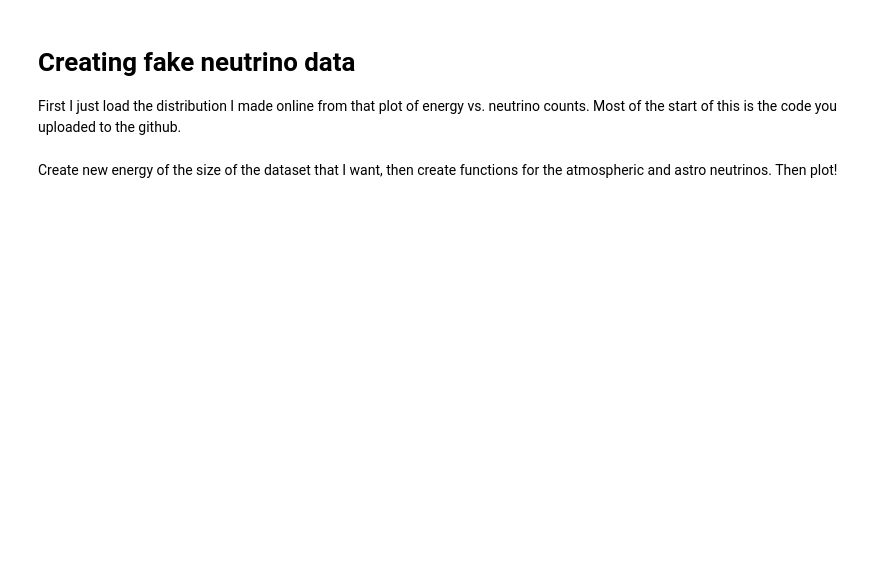
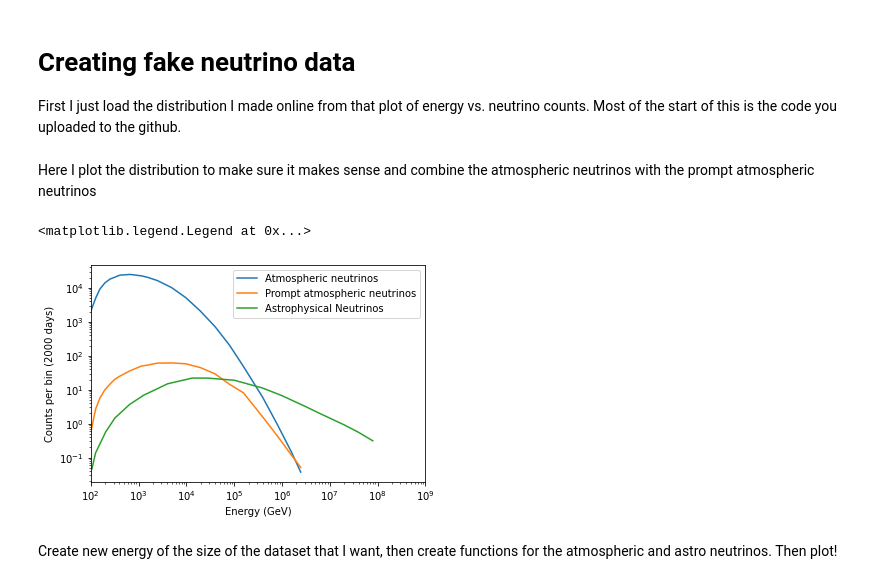
Before and after one commit to katherinemcd/public_icecube_data_analysis, a Jupyter notebook: MC_neutrino_data.ipynb, the cells around one changed output. Cells and saved outputs as stored; diff of their text form; code cells hidden in the pictures; blank space fills up the shorter version.

```diff
--- a/MC_neutrino_data.ipynb
+++ b/MC_neutrino_data.ipynb
@@ -5,12 +5,41 @@ First I just load the distribution I made online from that plot of energy vs. ne
 import numpy as np
 import matplotlib.pyplot as plt
 import scipy.interpolate
+import scipy.integrate
+from scipy.optimize import curve_fit
 
-astro_filename = "./data/astrophysical.csv"
-atmos_filename = "./data/atmosphere.csv"
+astro_filename = "./data/astro_distribution.csv"
+atmos_filename = "./data/atmos_distribution.csv"
+prompt_filename = "./data/prompt_distribution.csv"
 
 astro_data = np.loadtxt(astro_filename, delimiter=",")
 atmos_data = np.loadtxt(atmos_filename, delimiter=",")
+prompt_data = np.loadtxt(prompt_filename, delimiter=",")
+# %% [markdown]
+Here I plot the distribution to make sure it makes sense and combine the atmospheric neutrinos with the prompt atmospheric neutrinos
+# %%
+linespace = np.linspace(107, 2460512,100000)
+f_atmos = scipy.interpolate.interp1d(atmos_data[:, 0], atmos_data[:, 1],bounds_error=False, fill_value="extrapolate")
+f_prompt = scipy.interpolate.interp1d(prompt_data[:, 0], prompt_data[:, 1],bounds_error=False, fill_value="extrapolate")
+
+standin_atmos_flux = f_atmos(atmos_data[:,0])
+standin_prompt_flux = f_prompt(atmos_data[:,0])
+atmos_flux_data = standin_atmos_flux + standin_prompt_flux
+
+
+
+plt.plot(atmos_data[:,0], standin_atmos_flux, label = "Atmospheric neutrinos")
+plt.plot(atmos_data[:,0], standin_prompt_flux, label = "Prompt atmospheric neutrinos")
+plt.plot(astro_data[:,0],astro_data[:,1], label = "Astrophysical Neutrinos")
+plt.yscale('log')
+plt.xscale('log')
+plt.xlabel("Energy (GeV)")
+plt.ylabel("Counts per bin (2000 days)")
+plt.xlim(10e1, 10e8)
+plt.legend()
+# %% [output]
+<matplotlib.legend.Legend at 0x...>
+[figure, added]
 # %% [markdown]
 Create new energy of the size of the dataset that I want, then create functions for the atmospheric and astro neutrinos. Then plot!
 # %%
```
Also changed, not shown: parts of 10 cells of this notebook.
